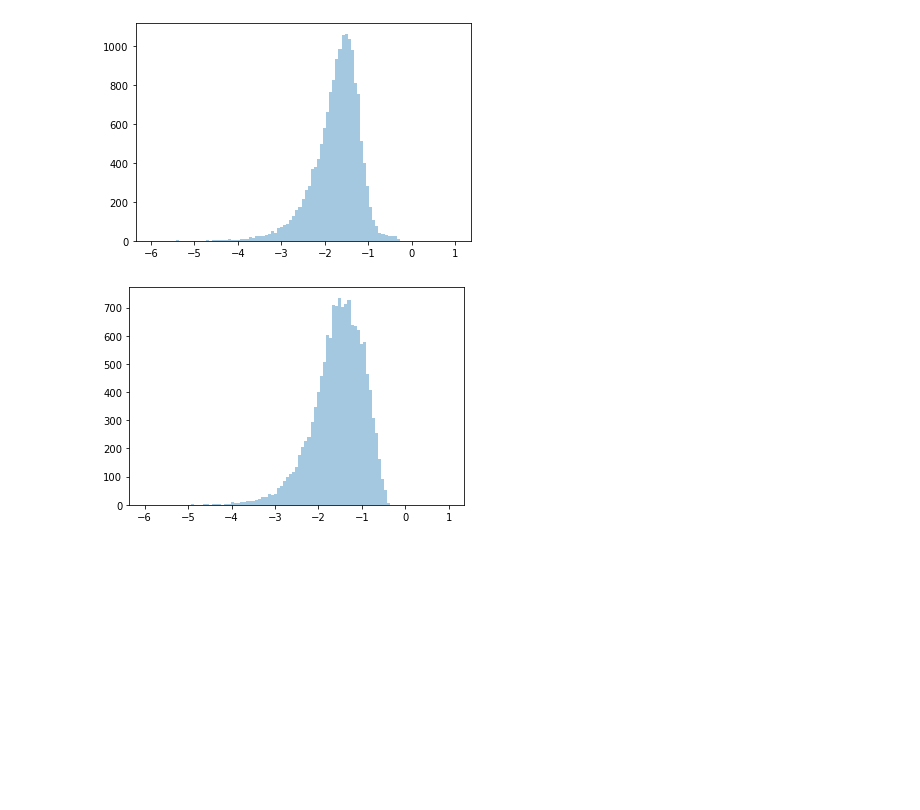
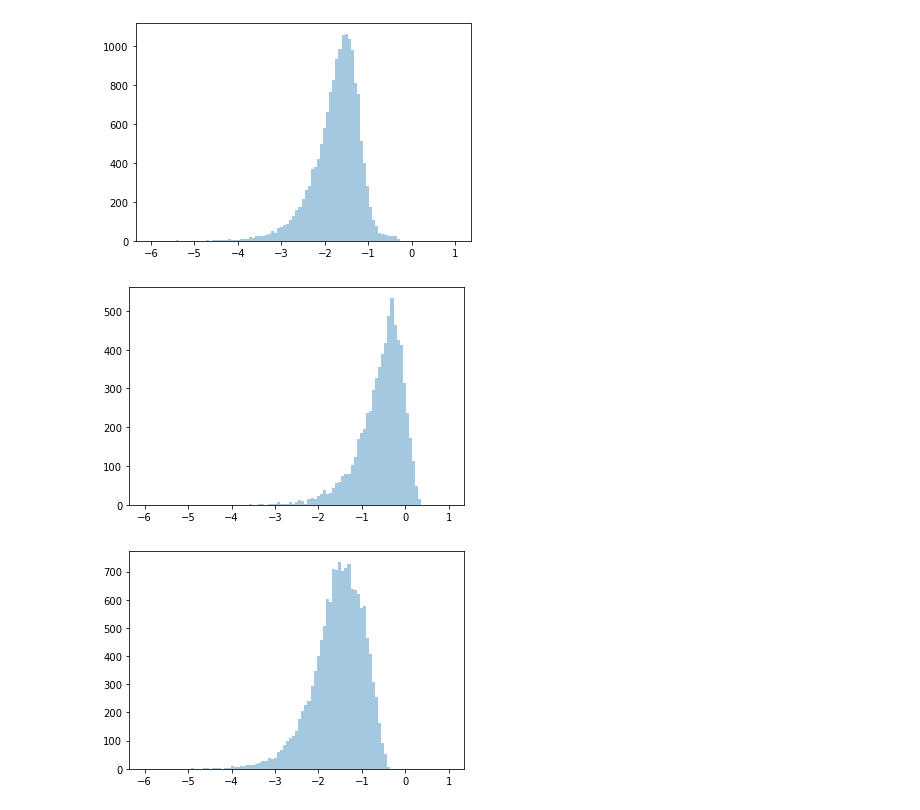
Before and after one commit to edwarddramirez/skysearch, a Jupyter notebook: histogram_maker.ipynb, the cells around one changed output. Saved outputs shown, nothing was run; the diff lists cells and outputs as text; code cells hidden in the pictures; blank space fills up the shorter version.

```diff
--- a/histogram_maker.ipynb
+++ b/histogram_maker.ipynb
@@ -129,6 +149,12 @@ bins = np.linspace(-6,1,100)
 counts_bkgd, bins, _ = plt.hist(np.log10(cwt_flat), bins = bins, alpha = 0.4)
 # %% [output]
 [figure]
+# %%
+cwt_flat_ps = cwt_map_ps[:,:,0].flatten()
+bins = np.linspace(-6,1,100)
+counts_wps, bins, _ = plt.hist(np.log10(cwt_flat_ps), bins = bins, alpha = 0.4)
+# %% [output]
+[figure, added]
 # %%
 cwt_flat_wps = cwt_map_wps[:,:,0].flatten()
 bins = np.linspace(-6,1,100)
```
Also changed, not shown: parts of 14 cells of this notebook, 2 other files.
